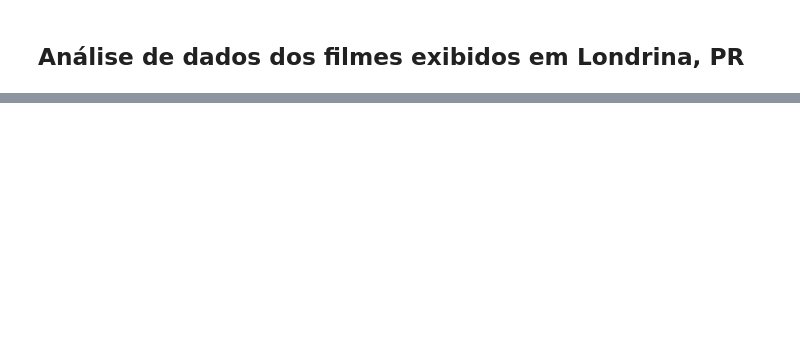
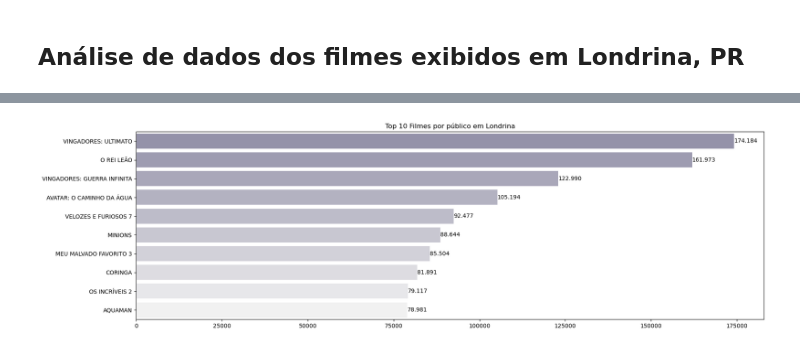
Before and after one commit to bentofh/ancine, a Jupyter notebook: 2_analise_ancine_londrina.ipynb, the cells around one changed output, grey strips where cells are left out. Cells and saved outputs as stored; diff of their text form; code cells hidden in the pictures; blank space fills up the shorter version.

```diff
--- a/2_analise_ancine_londrina.ipynb
+++ b/2_analise_ancine_londrina.ipynb
@@ -26,0 +64,39 @@ Name: PUBLICO, dtype: float64
+# %%
+# Agrupar por título brasileiro e somar o público
+top_films = df_londrina.groupby('TITULO_BRASILEIRO')['PUBLICO'].sum().sort_values(ascending=False).head(10)
+
+# Gerando paletas de cores de acordo com uma cor base
+cor_base = cores['roxo']
+
+# Gerando 10 tons diferentes da cor fornecida
+tons = sns.light_palette(cor_base, n_colors=10, reverse=True)
+
+# Convertendo as cores para formato hexadecimal
+tons_marrom_top_10 = [to_hex.to_hex(c) for c in tons]
+
+# Definindo a paleta de cores
+colors = tons_marrom_top_10
+
+# Criando o gráfico de barras horizontais
+plt.figure(figsize=(20, 6))
+barplot = sns.barplot(y=top_films.index, x=top_films.values, palette=tons_marrom_top_10)
+
+# Configurações adicionais do gráfico
+plt.title('Top 10 Filmes por público em Londrina')
+plt.xlabel('')
+plt.ylabel('')
+plt.grid(False, axis='x')
+
+# Adicionando a soma da audiência em frente às barras
+for p in barplot.patches:
+    width = p.get_width()
+    plt.text(width + 3,  # posição x
+             p.get_y() + p.get_height() / 2,  # posição y
+             f'{width:,.0f}'.replace(',', '.'),  # valor
+             ha='left',
+             va='center')
+
+# Exibindo o gráfico
+plt.show()
+# %% [output]
+[figure, added]
```
Also changed, not shown: parts of 10 cells of this notebook, 16 other files.
